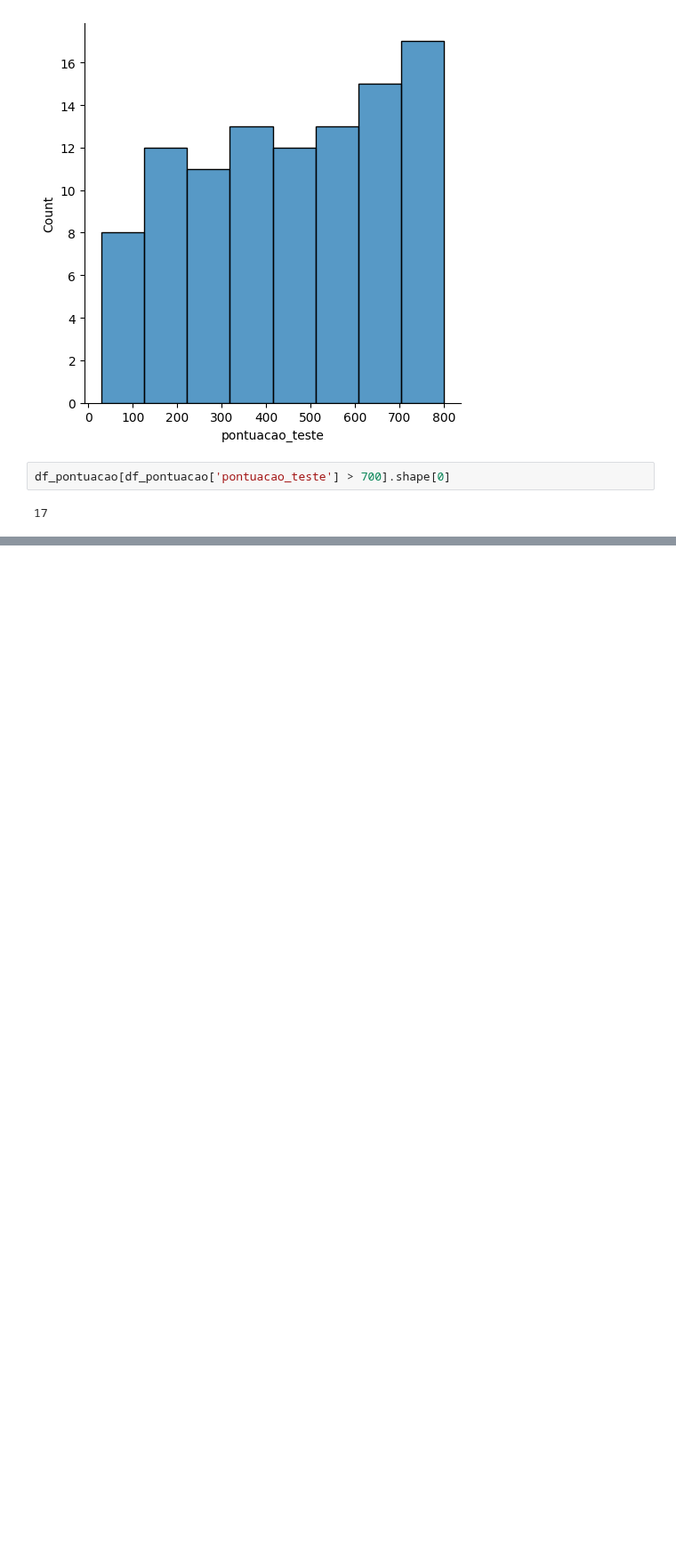
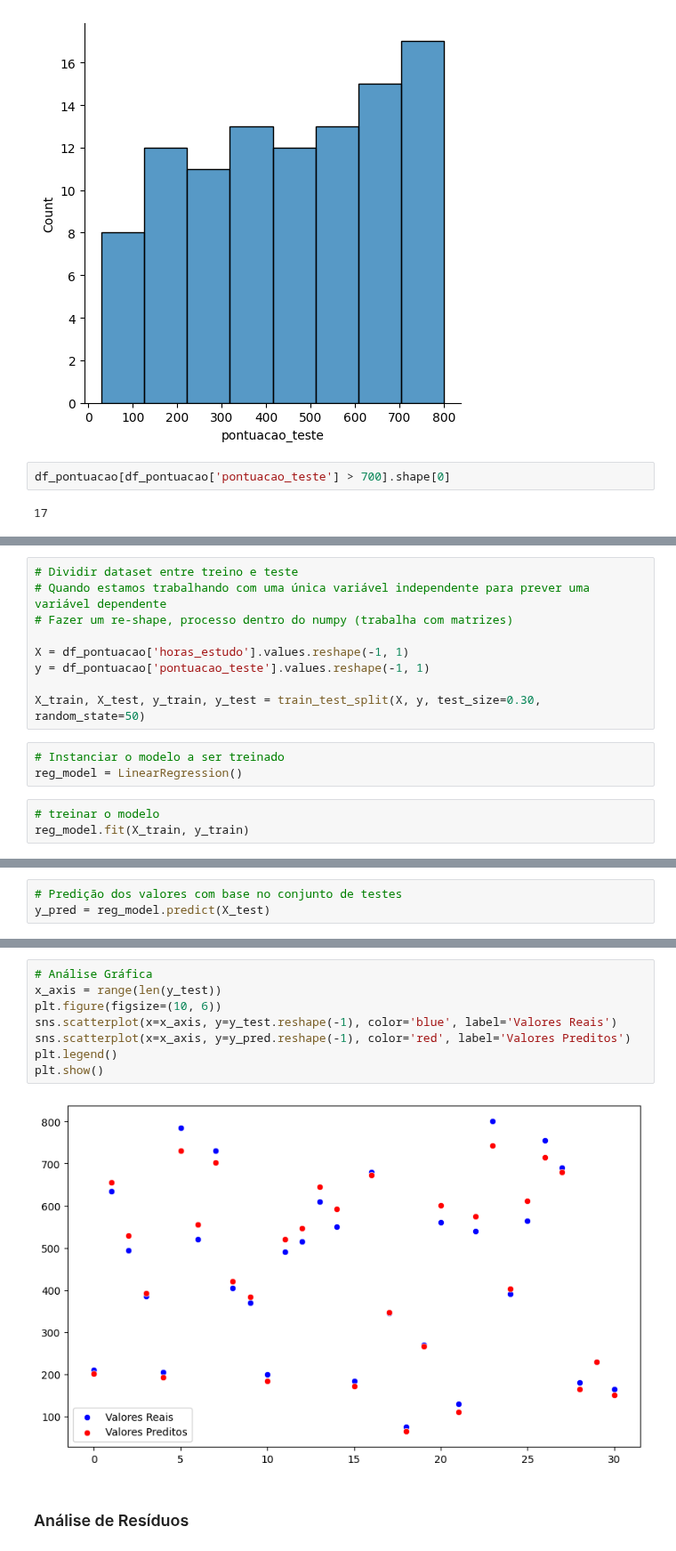
Before and after one commit to LucaPinheiro/modelos_regressao_linear, a Jupyter notebook: modelo_pontuacao.ipynb, the cells around one changed output, grey strips where cells are left out. Shown at 89% size. Drawn from its saved outputs; the diff is of its cells as text; blank space fills up the shorter version.

```diff
--- a/modelo_pontuacao.ipynb
+++ b/modelo_pontuacao.ipynb
@@ -109,0 +145,15 @@ df_pontuacao[df_pontuacao['pontuacao_teste'] > 700].shape[0]
+# %%
+# Dividir dataset entre treino e teste
+# Quando estamos trabalhando com uma única variável independente para prever uma variável dependente
+# Fazer um re-shape, processo dentro do numpy (trabalha com matrizes)
+
+X = df_pontuacao['horas_estudo'].values.reshape(-1, 1)
+y = df_pontuacao['pontuacao_teste'].values.reshape(-1, 1)
+
+X_train, X_test, y_train, y_test = train_test_split(X, y, test_size=0.30, random_state=50)
+# %%
+# Instanciar o modelo a ser treinado
+reg_model = LinearRegression()
+# %%
+# treinar o modelo
+reg_model.fit(X_train, y_train)
@@ -109,0 +171,3 @@ df_pontuacao[df_pontuacao['pontuacao_teste'] > 700].shape[0]
+# %%
+# Predição dos valores com base no conjunto de testes
+y_pred = reg_model.predict(X_test)
@@ -109,0 +212,12 @@ df_pontuacao[df_pontuacao['pontuacao_teste'] > 700].shape[0]
+# %%
+# Análise Gráfica
+x_axis = range(len(y_test))
+plt.figure(figsize=(10, 6))
+sns.scatterplot(x=x_axis, y=y_test.reshape(-1), color='blue', label='Valores Reais')
+sns.scatterplot(x=x_axis, y=y_pred.reshape(-1), color='red', label='Valores Preditos')
+plt.legend()
+plt.show()
+# %% [output]
+[figure, added]
+# %% [markdown]
+### Análise de Resíduos
```
Also changed, not shown: parts of 20 cells of this notebook.
